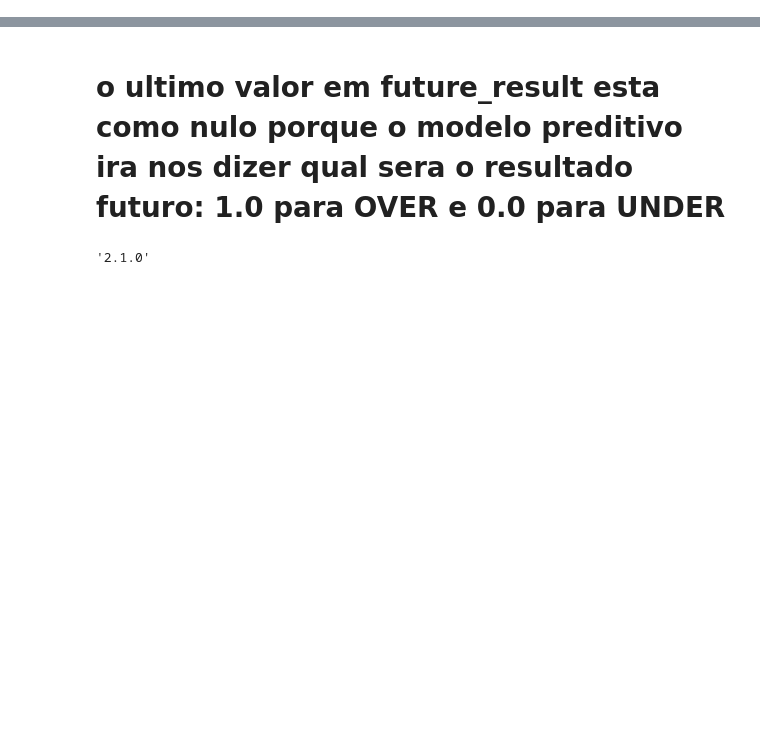
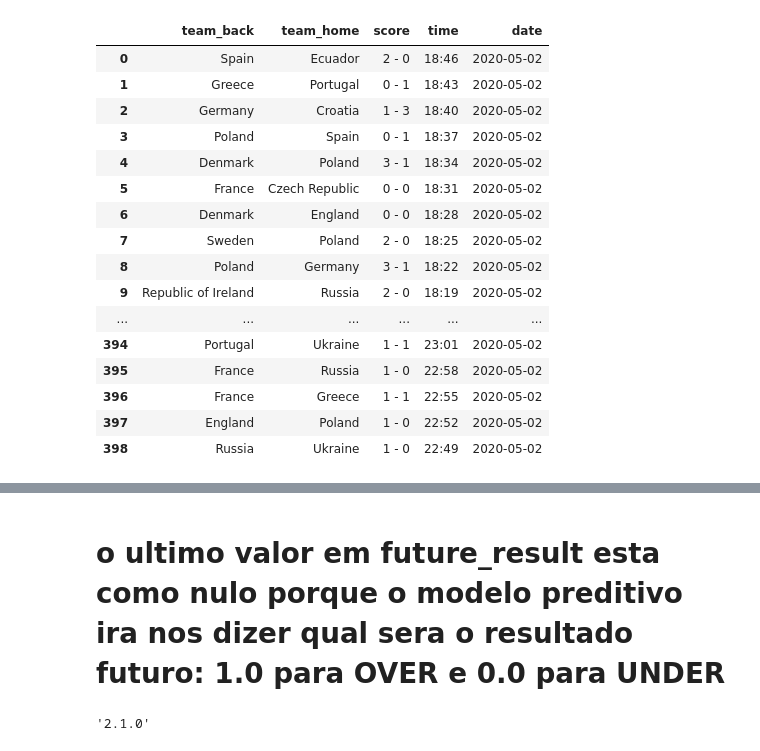
Before and after one commit to nomadbitcoin/ten_minutes_prediction, a Jupyter notebook: futebol_virtual/neural_network.ipynb, the cells around one changed output, grey strips where cells are left out. Drawn from its saved outputs; the diff is of its cells as text; code cells hidden in the pictures; blank space fills up the shorter version.

```diff
--- a/futebol_virtual/neural_network.ipynb
+++ b/futebol_virtual/neural_network.ipynb
@@ -92,7 +91,7 @@ def getGames(market, data_hoje, games_now=False):
 
     return data
 # %%
-def cleanDatetime(data, data_today=True):
+def cleanDatetime(data, data_today=False):
     '''
         Pre processa os dados e os deixa prontos para analise
 
@@ -100,15 +99,38 @@ def cleanDatetime(data, data_today=True):
     '''
     for row in range(len(data)):
         data.loc[row, 'datetime'] = data.loc[row, 'date'] + ' ' + data.loc[row, 'time']
-        data.loc[row, 'datetime'] = pd.to_datetime(data.loc[row, 'datetime'], errors='coerce')
+        data.loc[row, 'datetime'] = pd.to_datetime(data.loc[row, 'datetime'])
+        data.loc[row, 'datetime'] = data.loc[row, 'datetime'] + timedelta(hours=2)
 
-        if data_today == True and data.loc[row, 'datetime'].hour > datetime.now().hour:
-            data.loc[row, 'datetime'] = data.loc[row, 'datetime']-timedelta(days=1)
+#         if data_today == True and data.loc[row, 'datetime'].hour > datetime.now().hour:
+#             data.loc[row, 'datetime'] = data.loc[row, 'datetime']-timedelta(days=1)
 
     data.drop(['date', 'time'], axis=1, inplace=True)
     data.sort_values(['datetime'], inplace=True)
     data.reset_index(drop=True, inplace=True)
     return data
+# %%
+data = cleanDatetime(data)
+# %%
+data
+# %% [output]
+|  | team_back | team_home | score | time | date |
+| 0 | Spain | Ecuador | 2 - 0 | 18:46 | 2020-05-02 |
+| 1 | Greece | Portugal | 0 - 1 | 18:43 | 2020-05-02 |
+| 2 | Germany | Croatia | 1 - 3 | 18:40 | 2020-05-02 |
+| 3 | Poland | Spain | 0 - 1 | 18:37 | 2020-05-02 |
+| 4 | Denmark | Poland | 3 - 1 | 18:34 | 2020-05-02 |
+| 5 | France | Czech Republic | 0 - 0 | 18:31 | 2020-05-02 |
+| 6 | Denmark | England | 0 - 0 | 18:28 | 2020-05-02 |
+| 7 | Sweden | Poland | 2 - 0 | 18:25 | 2020-05-02 |
+| 8 | Poland | Germany | 3 - 1 | 18:22 | 2020-05-02 |
+| 9 | Republic of Ireland | Russia | 2 - 0 | 18:19 | 2020-05-02 |
+| ... | ... | ... | ... | ... | ... |
+| 394 | Portugal | Ukraine | 1 - 1 | 23:01 | 2020-05-02 |
+| 395 | France | Russia | 1 - 0 | 22:58 | 2020-05-02 |
+| 396 | France | Greece | 1 - 1 | 22:55 | 2020-05-02 |
+| 397 | England | Poland | 1 - 0 | 22:52 | 2020-05-02 |
+| 398 | Russia | Ukraine | 1 - 0 | 22:49 | 2020-05-02 |
 # %%
 def saveDF(data, name=None):
     name_save = name + '_' + data_hoje + '_' + str(len(data)) + '.csv'
```
Also changed, not shown: parts of 43 cells of this notebook, 3 other files.
